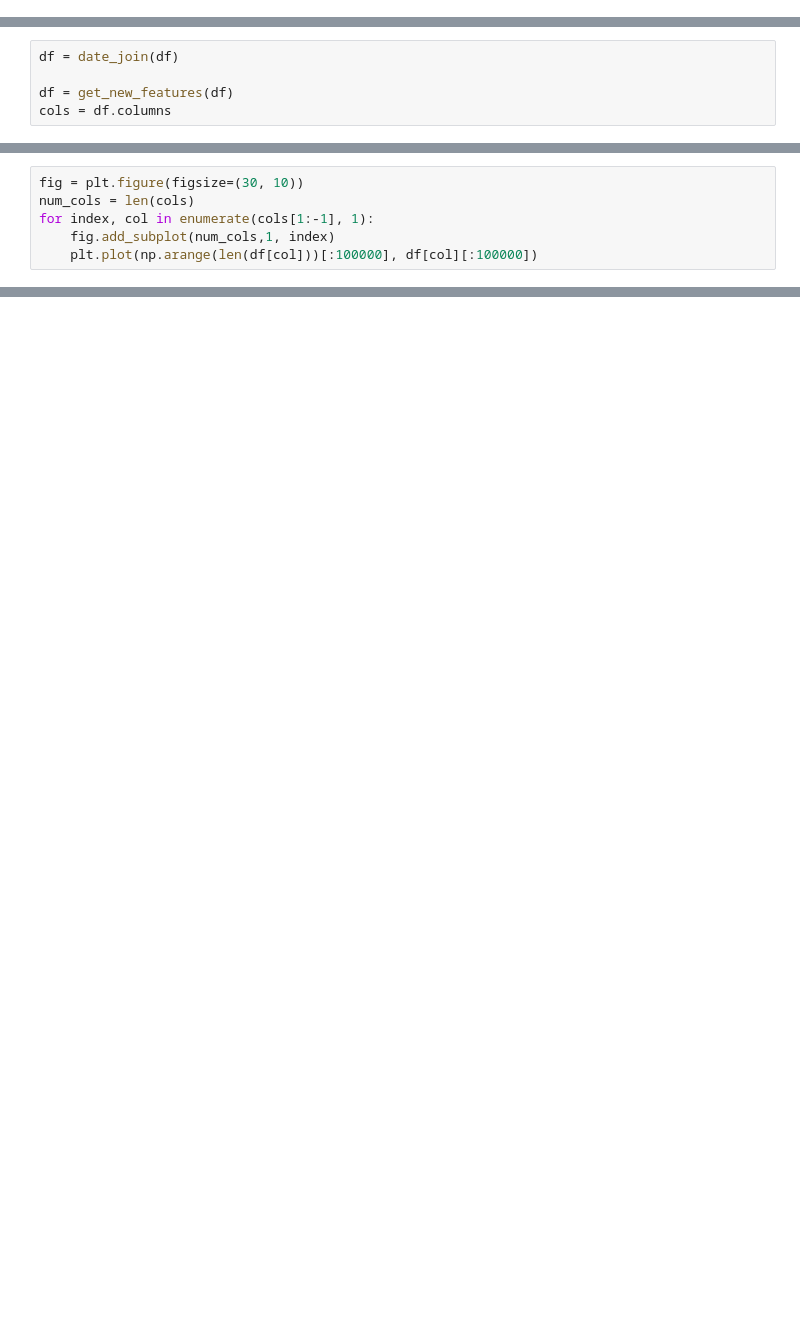
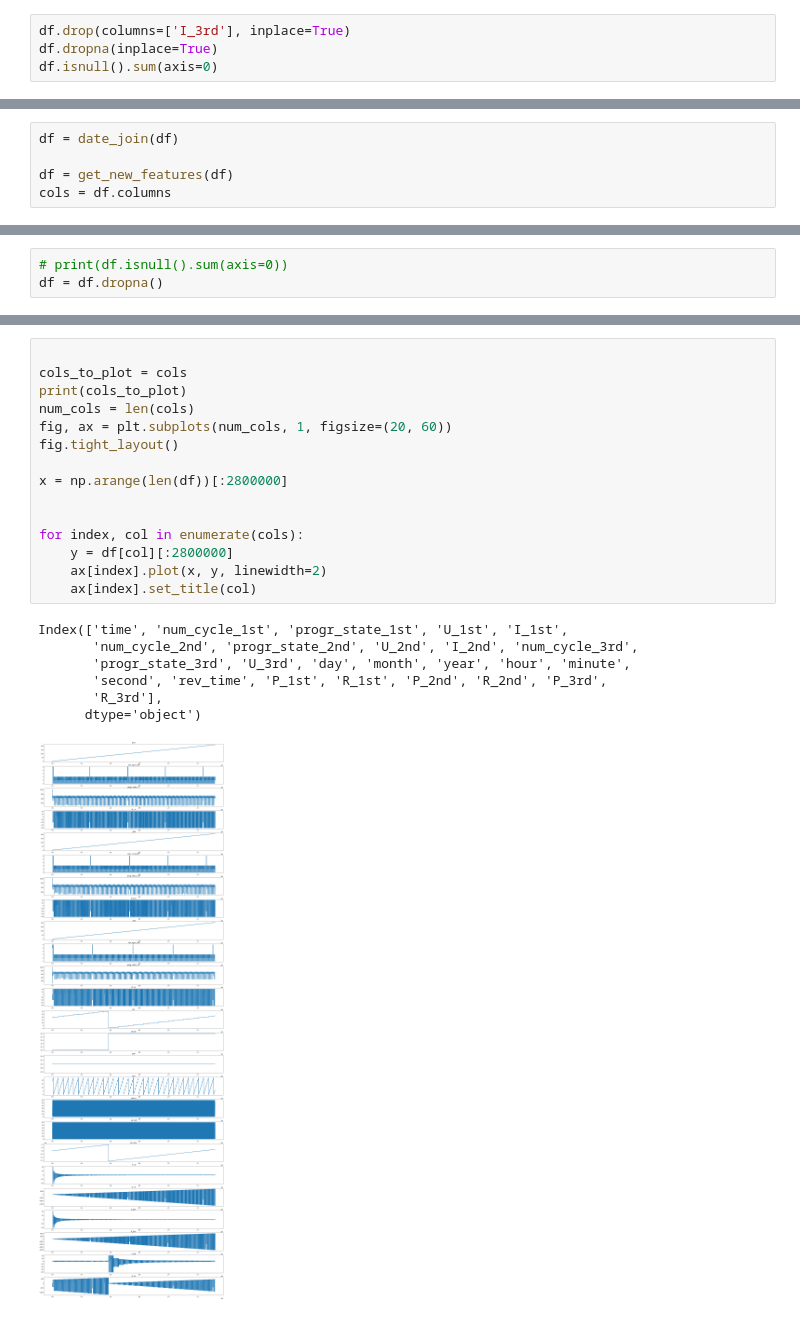
Before and after one commit to Argen7umCode/nsu_project_battery, a Jupyter notebook: battary_analysis.ipynb, the cells around one changed output, grey strips where cells are left out. Drawn from its saved outputs; the diff is of its cells as text; blank space fills up the shorter version.

```diff
--- a/battary_analysis.ipynb
+++ b/battary_analysis.ipynb
@@ -40,0 +93,4 @@ dtype: int64
+# %%
+df.drop(columns=['I_3rd'], inplace=True)
+df.dropna(inplace=True)
+df.isnull().sum(axis=0)
@@ -98,6 +176,0 @@ Index(['U_3rd', 'I_3rd'], dtype='object')
-# %%
-fig = plt.figure(figsize=(30, 10))
-num_cols = len(cols)
-for index, col in enumerate(cols[1:-1], 1):
-    fig.add_subplot(num_cols,1, index)
-    plt.plot(np.arange(len(df[col]))[:100000], df[col][:100000])
@@ -105,0 +193,3 @@ for index, col in enumerate(cols[1:-1], 1):
+# %%
+# print(df.isnull().sum(axis=0))
+df = df.dropna()
@@ -106,3 +216,26 @@ for index, col in enumerate(cols[1:-1], 1):
+# %%
+
+cols_to_plot = cols
+print(cols_to_plot)
+num_cols = len(cols)
+fig, ax = plt.subplots(num_cols, 1, figsize=(20, 60))
+fig.tight_layout()
+
+x = np.arange(len(df))[:2800000]
+
+
+for index, col in enumerate(cols):
+    y = df[col][:2800000]
+    ax[index].plot(x, y, linewidth=2)
+    ax[index].set_title(col)
+# %% [output]
+Index(['time', 'num_cycle_1st', 'progr_state_1st', 'U_1st', 'I_1st',
+       'num_cycle_2nd', 'progr_state_2nd', 'U_2nd', 'I_2nd', 'num_cycle_3rd',
+       'progr_state_3rd', 'U_3rd', 'day', 'month', 'year', 'hour', 'minute',
+       'second', 'rev_time', 'P_1st', 'R_1st', 'P_2nd', 'R_2nd', 'P_3rd',
+       'R_3rd'],
+      dtype='object')
+[figure, added]
 # %%
 len(cols)
 # %% [output]
```
Also changed, not shown: parts of 16 cells of this notebook.
